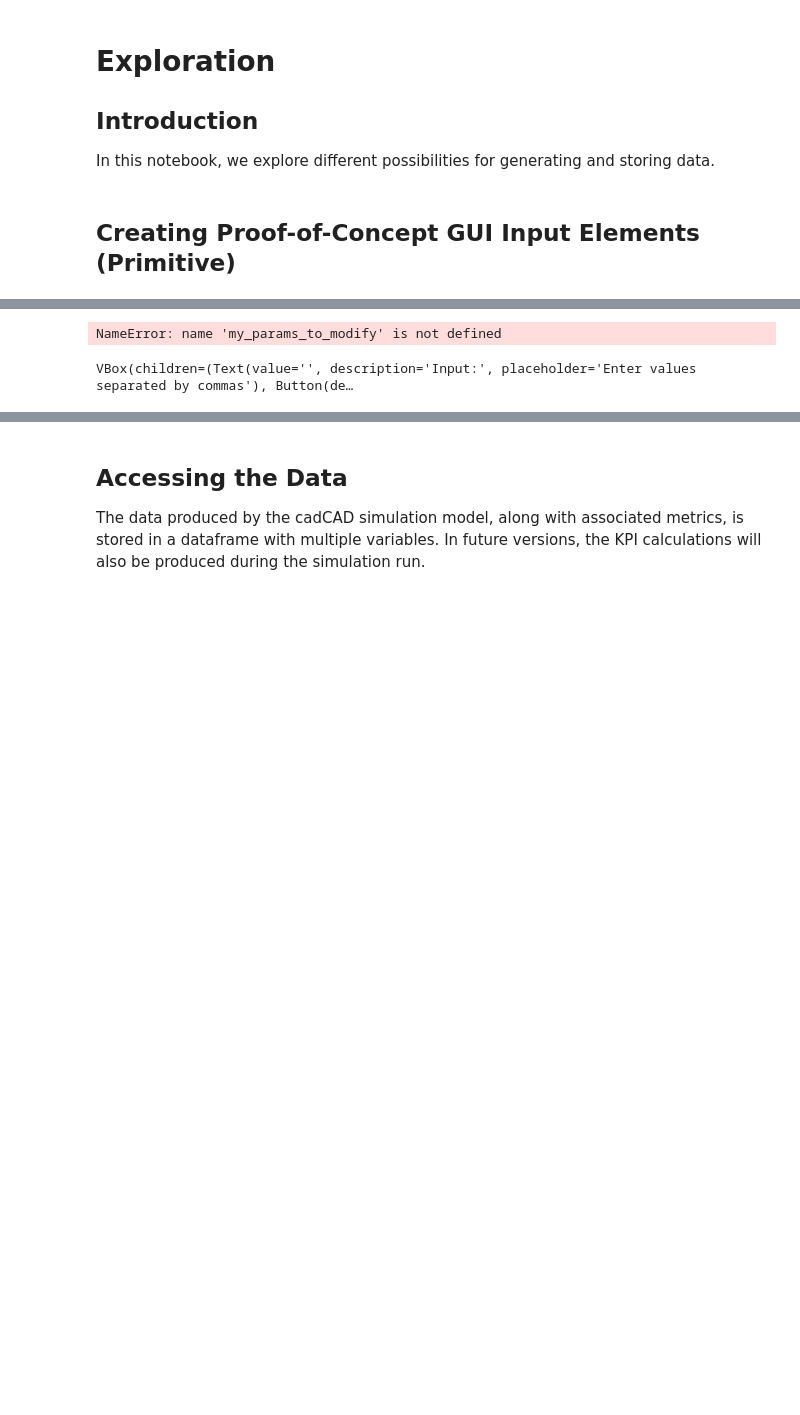
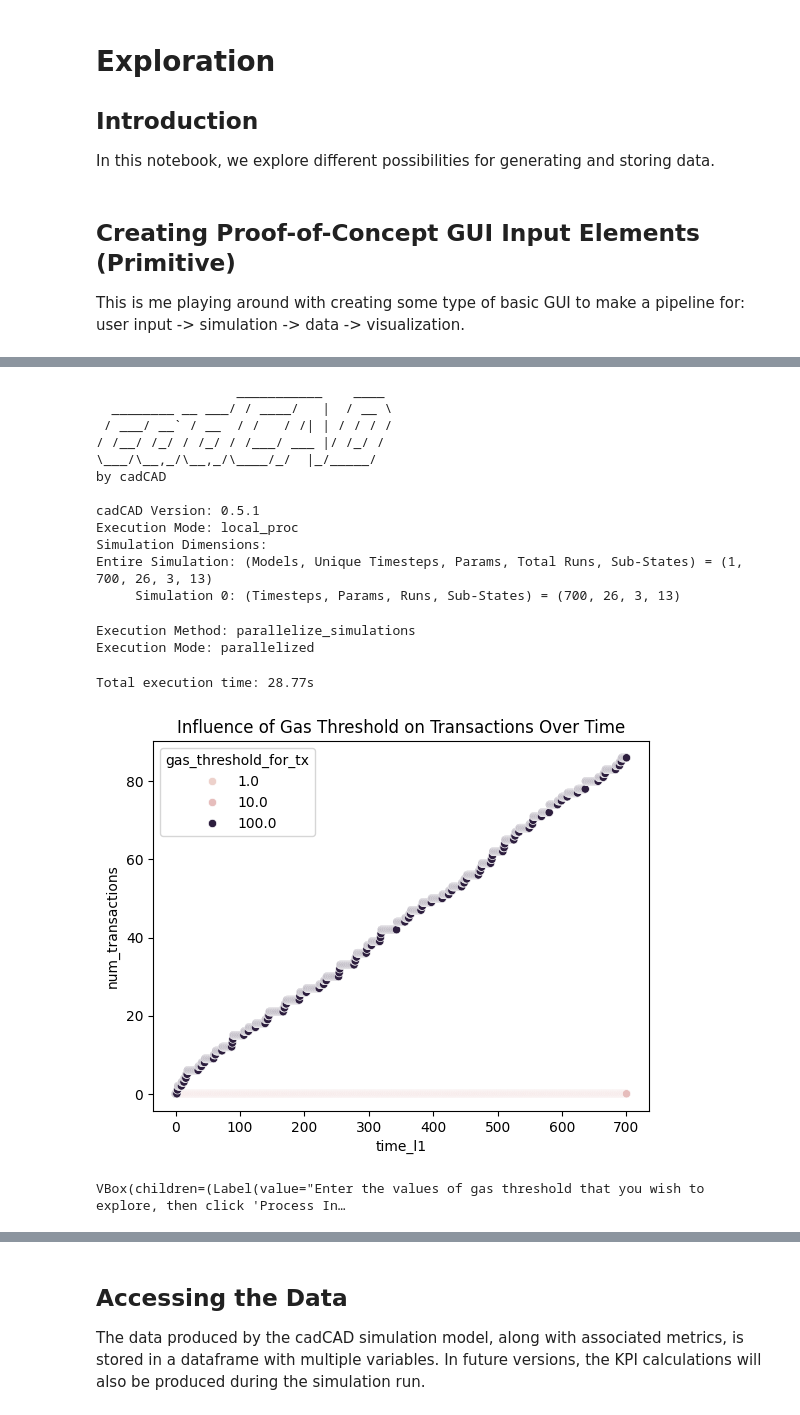
Before and after one commit to BlockScience/aztec-gddt, a Jupyter notebook: notebooks/ock_explores.ipynb, the cells around one changed output, grey strips where cells are left out. Saved outputs shown, nothing was run; the diff lists cells and outputs as text; code cells hidden in the pictures; blank space fills up the shorter version.

```diff
--- a/notebooks/ock_explores.ipynb
+++ b/notebooks/ock_explores.ipynb
@@ -30,7 +30,16 @@ from aztec_gddt.params import *
 from aztec_gddt.utils.sim_run import sim_run
 # %% [markdown]
 ## Creating Proof-of-Concept GUI Input Elements (Primitive)
+
+This is me playing around with creating some type of basic GUI to make a pipeline for:
+user input -> simulation -> data -> visualization.
 # %%
+
+
+context_label = widgets.Label(
+    value="Enter the values of gas threshold that you wish to explore, then click 'Process Input'. "
+)
+
 text_input = widgets.Text(
     value='',
     placeholder='Enter values separated by commas',
@@ -59,6 +68,14 @@ def on_button_clicked(b,
                           display_to_screen = True)
 
     sim_df = custom_run(params_to_modify=params_dict)
+    sim_df["num_transactions"] = sim_df['transactions'].apply(lambda x: len(x))
+    sns.scatterplot(data = sim_df,
+                x = "time_l1",
+                y = "num_transactions",
+                hue = "gas_threshold_for_tx")
+
+    plt.title("Influence of Gas Threshold on Transactions Over Time") #TODO: Generalize
+    plt.show()
 
     return params_dict
 
@@ -67,7 +110,22 @@ button.on_click(on_button_clicked)
-NameError: name 'my_params_to_modify' is not defined
+                  ___________    ____
+  ________ __ ___/ / ____/   |  / __ \
+ / ___/ __` / __  / /   / /| | / / / /
+/ /__/ /_/ / /_/ / /___/ ___ |/ /_/ /
+\___/\__,_/\__,_/\____/_/  |_/_____/
+by cadCAD
+
+cadCAD Version: 0.5.1
+Execution Mode: local_proc
+Simulation Dimensions:
+Entire Simulation: (Models, Unique Timesteps, Params, Total Runs, Sub-States) = (1, 700, 26, 3, 13)
+     Simulation 0: (Timesteps, Params, Runs, Sub-States) = (700, 26, 3, 13)
+Execution Method: parallelize_simulations
+Execution Mode: parallelized
+Total execution time: 28.77s
+[figure, added]
 # %%
-gui = widgets.VBox([text_input, button])
+gui = widgets.VBox([context_label, text_input, button])
 gui
 # %% [output]
-VBox(children=(Text(value='', description='Input:', placeholder='Enter values separated by commas'), Button(de…
+VBox(children=(Label(value="Enter the values of gas threshold that you wish to explore, then click 'Process In…
 # %% [markdown]
```
Also changed, not shown: parts of 6 cells of this notebook.
